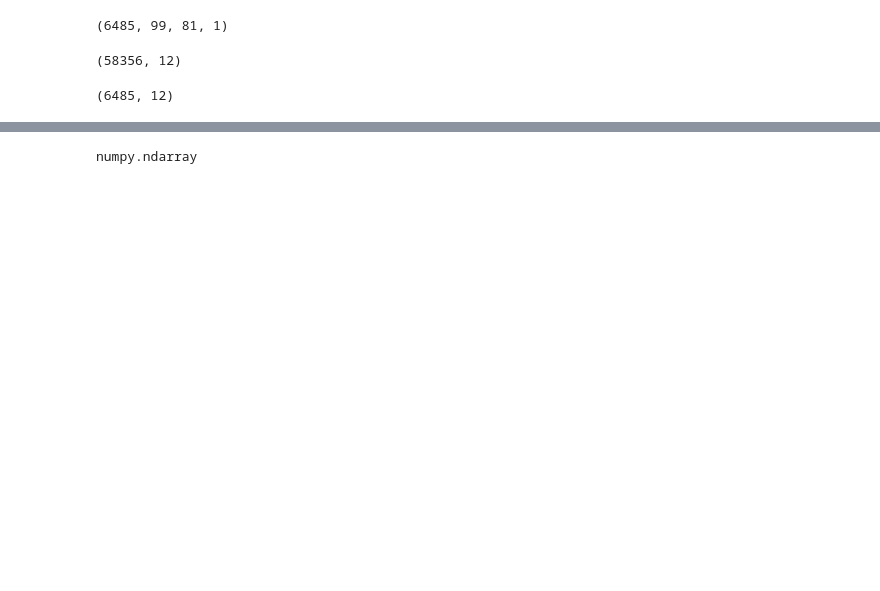
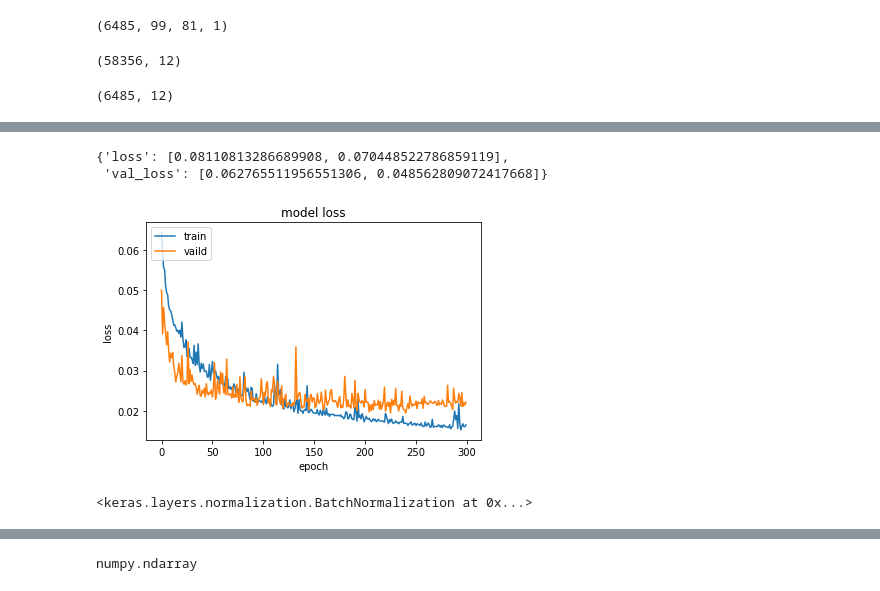
Before and after one commit to KaggleBreak/walkingkaggle, a Jupyter notebook: tensorflow_speech/LightWeightCNN_test.ipynb, the cells around one changed output, grey strips where cells are left out. Cells and saved outputs as stored; diff of their text form; code cells hidden in the pictures; blank space fills up the shorter version.

```diff
--- a/tensorflow_speech/LightWeightCNN_test.ipynb
+++ b/tensorflow_speech/LightWeightCNN_test.ipynb
@@ -334,5 +311,5 @@ Trainable params: 313,854
 Non-trainable params: 514
 _________________________________________________________________
 # %%
-x_train, x_valid, y_train, y_valid = train_test_split(x_train, y_train, test_size=0.1, random_state=2017)
+xtrain, xvalid, ytrain, yvalid = train_test_split(x_train, y_train, test_size=0.1, random_state=2017)
 # %%
@@ -353,0 +354,5 @@ y_valid.shape
+# %%
+parallel_model = multi_gpu_model(model, gpus=2)
+parallel_model.compile(loss=losses.binary_crossentropy,
+                       optimizer=opt)
+parallel_model.summary()
@@ -353,0 +379,2 @@ y_valid.shape
+# %%
+history = parallel_model.fit(xtrain, ytrain, batch_size=16, validation_data=(xvalid, yvalid), epochs=300, shuffle=True, verbose=2)
@@ -377,3 +413,18 @@ model.save(os.path.join(model_path, 'cnn_epochs500_20171211.model'))
+# %%
+history.history
+# %% [output]
+{'loss': [0.08110813286689908, 0.070448522786859119],
+ 'val_loss': [0.062765511956551306, 0.048562809072417668]}
+# %%
+plt.plot(history.history['loss'])
+plt.plot(history.history['val_loss'])
+plt.title('model loss')
+plt.ylabel('loss')
+plt.xlabel('epoch')
+plt.legend(['train', 'vaild'], loc='upper left')
+plt.show()
+# %% [output]
+[figure, added]
 # %%
 def test_data_generator(batch=16):
     fpaths = glob(os.path.join(test_data_path, '*wav'))
@@ -410,3 +469,7 @@ model = load_model('cnn_epochs500_20171211.model')
+# %%
+model.layers[15]
+# %% [output]
+<keras.layers.normalization.BatchNormalization at 0x...>
 # %%
 from IPython.display import SVG
 from keras.utils.vis_utils import model_to_dot
```
Also changed, not shown: parts of 84 cells of this notebook, 1 other file.
